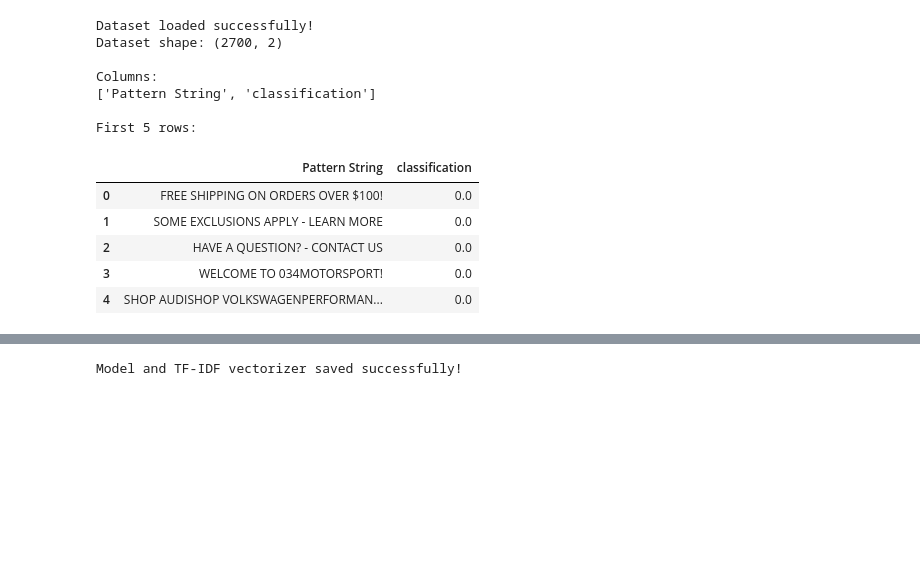
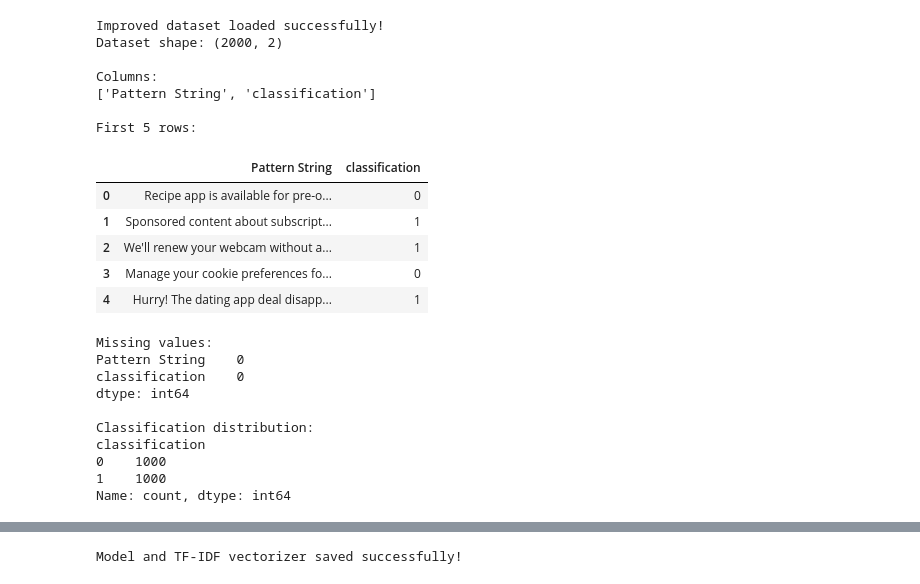
Before and after one commit to Sumanth-poojaryNitte/dark-pattern-classifier, a Jupyter notebook: AI-Powered _Dark Pattern_ Text Classifier.ipynb, the cells around one changed output, grey strips where cells are left out. Cells and saved outputs as stored; diff of their text form; code cells hidden in the pictures; blank space fills up the shorter version.

Commit message:
Update dark pattern text now

```diff
--- a/AI-Powered _Dark Pattern_ Text Classifier.ipynb
+++ b/AI-Powered _Dark Pattern_ Text Classifier.ipynb
@@ -24,38 +27,54 @@ tfidf_vectorizer.pkl
 # %%
 import pandas as pd
 from pathlib import Path
 
-# Dataset is in the same folder as this notebook
-file_path = Path("pattern_classifications.csv")
+# Improved dataset is in the same folder as this notebook
+file_path = Path("pattern_classifications_improved.csv")
 
 # Check whether the dataset exists
 if not file_path.exists():
     raise FileNotFoundError(
         f"Dataset not found: {file_path.resolve()}"
     )
 
-# Load dataset
+# Load improved dataset
 df = pd.read_csv(file_path)
 
-print("Dataset loaded successfully!")
+print("Improved dataset loaded successfully!")
 print("Dataset shape:", df.shape)
 
 print("\nColumns:")
 print(df.columns.tolist())
 
 print("\nFirst 5 rows:")
 display(df.head())
+
+print("\nMissing values:")
+print(df.isnull().sum())
+
+print("\nClassification distribution:")
+print(df["classification"].value_counts())
 # %% [output]
-Dataset loaded successfully!
-Dataset shape: (2700, 2)
+Improved dataset loaded successfully!
+Dataset shape: (2000, 2)
 
 Columns:
 ['Pattern String', 'classification']
 
 First 5 rows:
 |  | Pattern String | classification |
-| 0 | FREE SHIPPING ON ORDERS OVER $100! | 0.0 |
-| 1 | SOME EXCLUSIONS APPLY - LEARN MORE | 0.0 |
-| 2 | HAVE A QUESTION? - CONTACT US | 0.0 |
-| 3 | WELCOME TO 034MOTORSPORT! | 0.0 |
-| 4 | SHOP AUDISHOP VOLKSWAGENPERFORMAN... | 0.0 |
+| 0 | Recipe app is available for pre-o... | 0 |
+| 1 | Sponsored content about subscript... | 1 |
+| 2 | We'll renew your webcam without a... | 1 |
+| 3 | Manage your cookie preferences fo... | 0 |
+| 4 | Hurry! The dating app deal disapp... | 1 |
+Missing values:
+Pattern String    0
+classification    0
+dtype: int64
+
+Classification distribution:
+classification
+0    1000
+1    1000
+Name: count, dtype: int64
```
Also changed, not shown: parts of 61 cells of this notebook, 7 other files.
